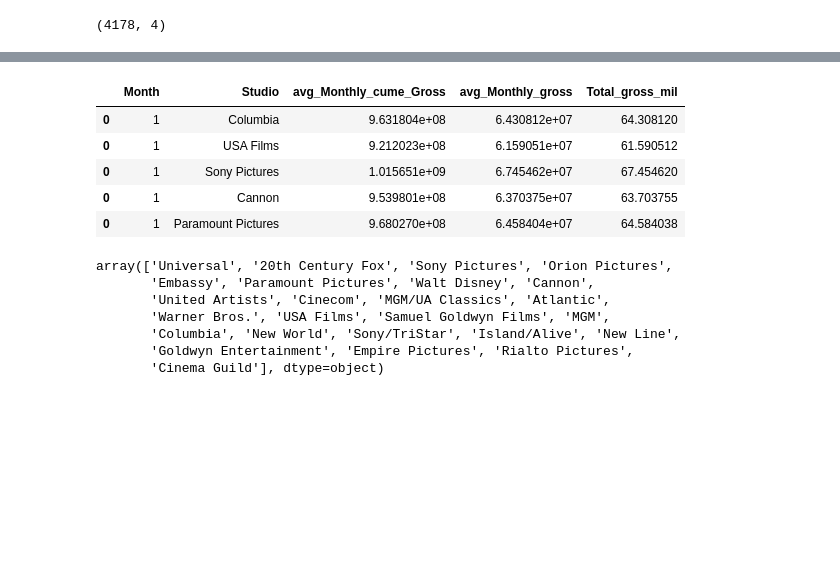
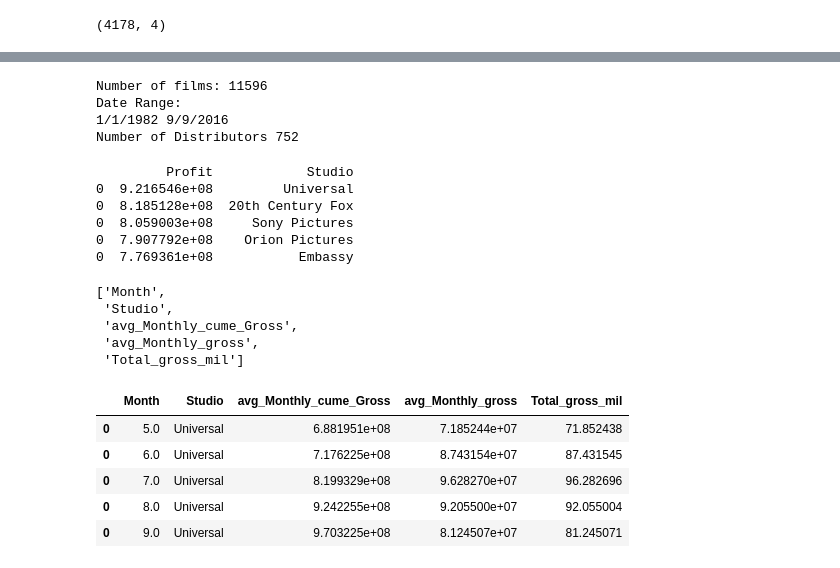
Before and after one commit to mkcullen228/W209_Assignments, a Jupyter notebook: final_visual/StudioProfitByMonth_DataPrep.ipynb, the cells around one changed output, grey strips where cells are left out. Drawn from its saved outputs; the diff is of its cells as text; code cells hidden in the pictures; blank space fills up the shorter version.

```diff
--- a/final_visual/StudioProfitByMonth_DataPrep.ipynb
+++ b/final_visual/StudioProfitByMonth_DataPrep.ipynb
@@ -181,6 +187,25 @@ for studio in overall_df['Studio'].unique():
+# %%
+# Print details about data set
+print "Number of films: %i" % len(df['filmName'].unique())
+print "Date Range: "
+print min(df['weekEnded']), max(df['weekEnded'])
+print "Number of Distributors %i" % len(df['distributor'].unique())
+# %% [output]
+Number of films: 11596
+Date Range:
+1/1/1982 9/9/2016
+Number of Distributors 752
 # %%
 top_25_df = profit_df.sort_values('Profit', ascending = False)[:25]
 top_25_studios = profit_df.sort_values('Profit', ascending = False)[:25]['Studio']
+print top_25_df.head()
+# %% [output]
+         Profit            Studio
+0  9.216546e+08         Universal
+0  8.185128e+08  20th Century Fox
+0  8.059003e+08     Sony Pictures
+0  7.907792e+08    Orion Pictures
+0  7.769361e+08           Embassy
 # %%
 # Seleect only top 25 studios from datafram
 t25_df = pd.DataFrame(columns=['Studio','Month','avg_Monthly_gross','avg_Monthly_cume_Gross'])
@@ -194,13 +219,13 @@ t25_df.to_csv('Top25_Studio_overall_data_mo.csv')
 t25_df.sort_values('Month')[:10]
 sorted_df = t25_df.sort_values('Studio').sort_values('Month')
 sorted_df.head()
+list(t25_df.columns)
 # %% [output]
-|  | Month | Studio | avg_Monthly_cume_Gross | avg_Monthly_gross | Total_gross_mil |
-| 0 | 1 | Columbia | 9.631804e+08 | 6.430812e+07 | 64.308120 |
-| 0 | 1 | USA Films | 9.212023e+08 | 6.159051e+07 | 61.590512 |
-| 0 | 1 | Sony Pictures | 1.015651e+09 | 6.745462e+07 | 67.454620 |
-| 0 | 1 | Cannon | 9.539801e+08 | 6.370375e+07 | 63.703755 |
-| 0 | 1 | Paramount Pictures | 9.680270e+08 | 6.458404e+07 | 64.584038 |
+['Month',
+ 'Studio',
+ 'avg_Monthly_cume_Gross',
+ 'avg_Monthly_gross',
+ 'Total_gross_mil']
 # %%
 a = []
 for i in range(len(sorted_df.Studio)):
@@ -210,14 +235,14 @@ for i in range(len(sorted_df.Studio)):
 # %%
 t25_df.shape
 top_25_studios.values
+t25_df.head()
 # %% [output]
-array(['Universal', '20th Century Fox', 'Sony Pictures', 'Orion Pictures',
-       'Embassy', 'Paramount Pictures', 'Walt Disney', 'Cannon',
-       'United Artists', 'Cinecom', 'MGM/UA Classics', 'Atlantic',
-       'Warner Bros.', 'USA Films', 'Samuel Goldwyn Films', 'MGM',
-       'Columbia', 'New World', 'Sony/TriStar', 'Island/Alive', 'New Line',
-       'Goldwyn Entertainment', 'Empire Pictures', 'Rialto Pictures',
-       'Cinema Guild'], dtype=object)
+|  | Month | Studio | avg_Monthly_cume_Gross | avg_Monthly_gross | Total_gross_mil |
+| 0 | 5.0 | Universal | 6.881951e+08 | 7.185244e+07 | 71.852438 |
+| 0 | 6.0 | Universal | 7.176225e+08 | 8.743154e+07 | 87.431545 |
+| 0 | 7.0 | Universal | 8.199329e+08 | 9.628270e+07 | 96.282696 |
+| 0 | 8.0 | Universal | 9.242255e+08 | 9.205500e+07 | 92.055004 |
+| 0 | 9.0 | Universal | 9.703225e+08 | 8.124507e+07 | 81.245071 |
 # %%
 # Create Dataframe for each studio with the Monthly profit calculated by film
 c = 0
```
Also changed, not shown: parts of 7 cells of this notebook, 9 other files.
